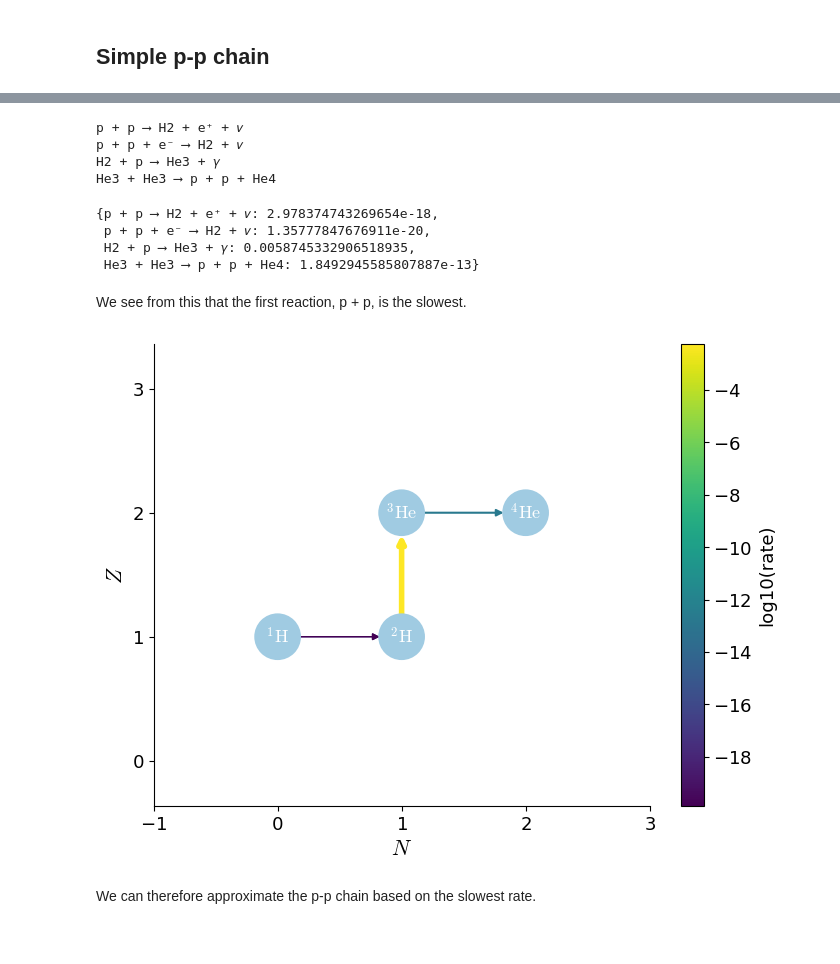
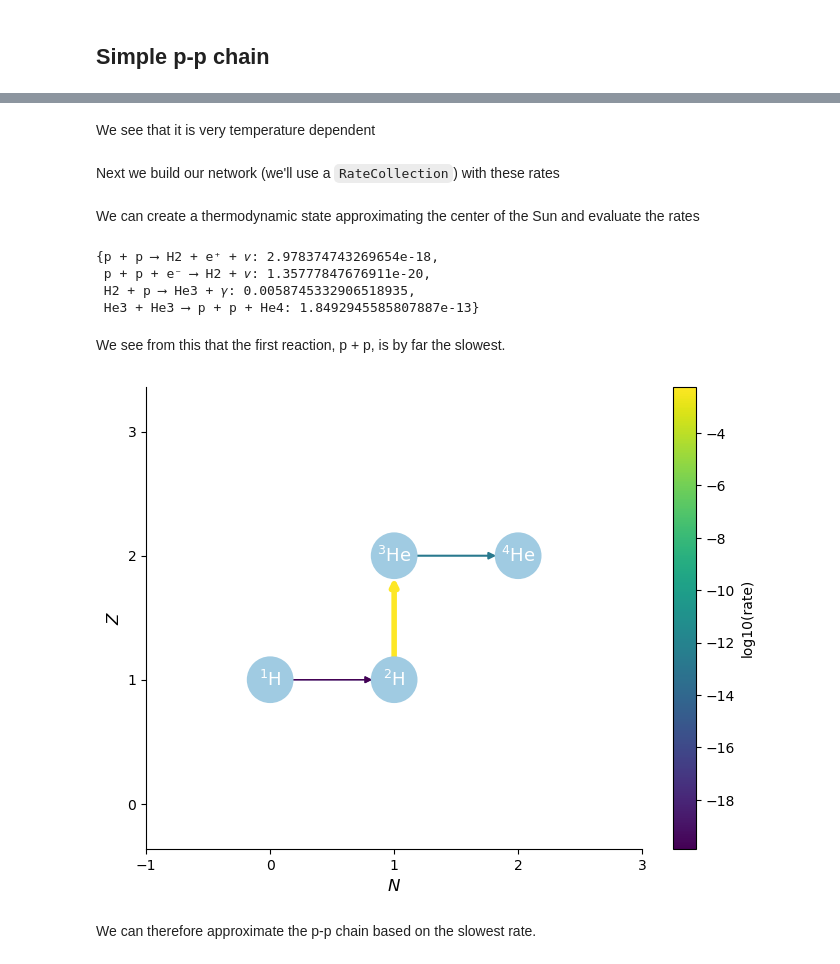
Before and after one commit to zingale/stars, a Jupyter notebook: content/pp-vs-cno/pp-cno.ipynb, the cells around one changed output, grey strips where cells are left out. Cells and saved outputs as stored; diff of their text form; code cells hidden in the pictures.

```diff
--- a/content/pp-vs-cno/pp-cno.ipynb
+++ b/content/pp-vs-cno/pp-cno.ipynb
@@ -15,15 +40,14 @@ rates = rl.get_rate_by_name(pp_rates)
+# %% [markdown]
+We see that it is very temperature dependent
+# %% [markdown]
+Next we build our network (we'll use a `RateCollection`) with these rates
 # %%
-rc = pyna.RateCollection(rates=rates)
+rc_pp = pyna.RateCollection(rates=rates)
-# %%
-print(rc)
-# %% [output]
-p + p ⟶ H2 + e⁺ + 𝜈
-p + p + e⁻ ⟶ H2 + 𝜈
-H2 + p ⟶ He3 + 𝛾
-He3 + He3 ⟶ p + p + He4
+# %% [markdown]
+We can create a thermodynamic state approximating the center of the Sun and evaluate the rates
 # %%
 T = 1.5e7
 rho = 150
-comp = pyna.Composition(rc.unique_nuclei)
+comp = pyna.Composition(rc_pp.unique_nuclei)
 comp.set_solar_like()
 # %%
@@ -34,11 +58,11 @@ rc.evaluate_rates(rho, T, comp)
  H2 + p ⟶ He3 + 𝛾: 0.0058745332906518935,
  He3 + He3 ⟶ p + p + He4: 1.8492945585807887e-13}
 # %% [markdown]
-We see from this that the first reaction, p + p, is the slowest.
+We see from this that the first reaction, p + p, is by far the slowest.
 # %%
-fig = rc.plot(rho=rho, T=T, comp=comp, hide_xp=True, always_show_alpha=True)
+fig = rc_pp.plot(rho=rho, T=T, comp=comp, hide_xp=True, always_show_alpha=True)
 # %% [output]
-[figure, old version]
+[figure, new version]
 # %% [markdown]
 We can therefore approximate the p-p chain based on the slowest rate.
 # %%
```
Also changed, not shown: parts of 26 cells of this notebook.
